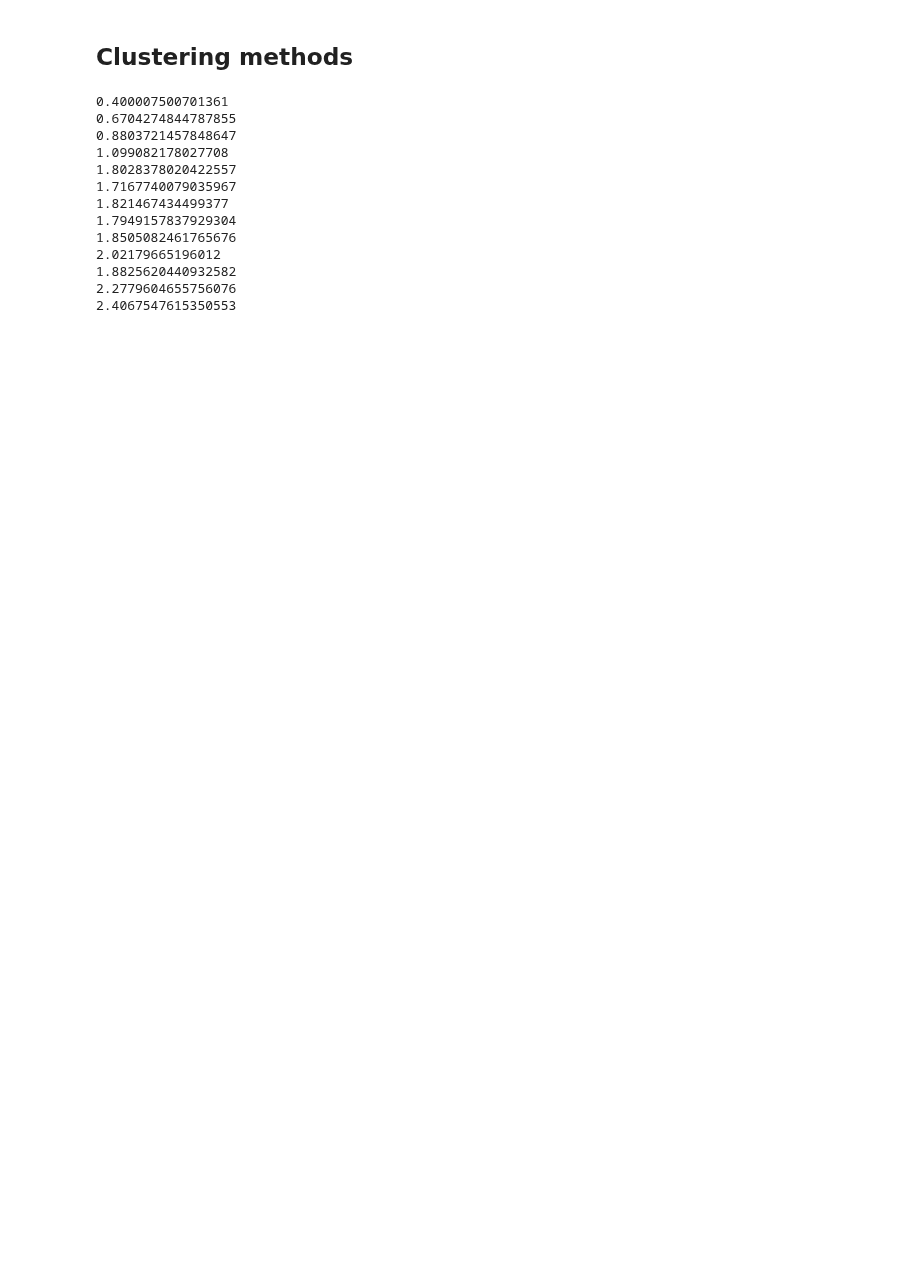
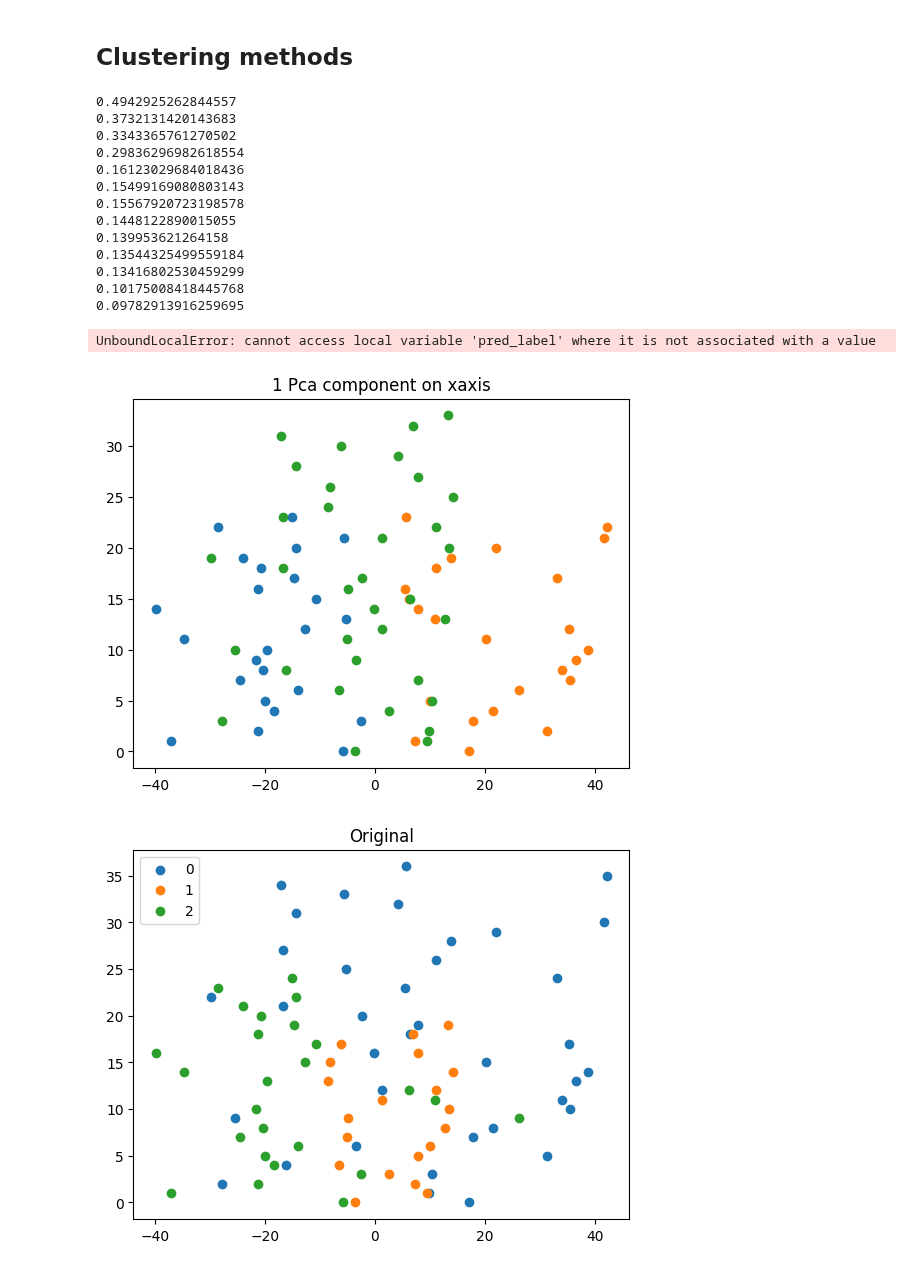
Before and after one commit to maximiliann97/Big-data-MVE441, a Jupyter notebook: Project3_clustering.ipynb, the cells around one changed output. Saved outputs shown, nothing was run; the diff lists cells and outputs as text; code cells hidden in the pictures; blank space fills up the shorter version.

```diff
--- a/Project3_clustering.ipynb
+++ b/Project3_clustering.ipynb
@@ -190,7 +186,6 @@ from sklearn.metrics import silhouette_score
 from sklearn.metrics import calinski_harabasz_score
 from sklearn.model_selection import cross_val_score
 from sklearn.metrics import davies_bouldin_score
-from sklearn.model_selection import KFold
 from sklearn.cluster import SpectralClustering
 
 def kmeans_clustering_cvscore(reduced_data, nr_clusters):
@@ -199,13 +194,15 @@ def kmeans_clustering_cvscore(reduced_data, nr_clusters):
     score = silhouette_score(reduced_data, pred, metric='euclidean')
     score_2 = calinski_harabasz_score(reduced_data, pred)
     score_3 = davies_bouldin_score(reduced_data, pred)
-    return
+    return score, pred
 
 def spectral_cvscore(reduced_data, nr_clusters):
     sc = SpectralClustering(n_clusters=nr_clusters, eigen_solver='lobpcg', n_init=10, gamma=1.0, affinity='nearest_neighbors',
                         n_neighbors=10, assign_labels='cluster_qr')
     pred = sc.fit_predict(reduced_data)
     score = silhouette_score(reduced_data, pred)
+    score_2 = calinski_harabasz_score(reduced_data, pred)
+    score_3 = davies_bouldin_score(reduced_data, pred)
     return score
 # %%
 nr_components_list = [1, 2, 3, 4, 12, 13, 14, 15, 16, 17, 18, 30, 32]
@@ -216,26 +213,47 @@ nr_clusters_list = [3]
 def crossval(fun, nr_clusters_list, nr_components_list):
     for component in nr_components_list:
         reduced_data = pca(data, component)
-
         for cluster in nr_clusters_list:
             if fun == 'kmeans':
-                score = kmeans_clustering_cvscore(reduced_data, cluster)
+                score, pred_label = kmeans_clustering_cvscore(reduced_data, cluster)
             elif fun == 'spectral':
                 score = spectral_cvscore(reduced_data, cluster)
             print(score)
+    return pred_label
 # %%
-crossval('kmeans',nr_clusters_list, nr_components_list)
+pred_label = crossval('spectral',nr_clusters_list, nr_components_list)
 # %% [output]
-0.400007500701361
-0.6704274844787855
-0.8803721457848647
-1.099082178027708
-1.8028378020422557
-1.7167740079035967
-1.821467434499377
-1.7949157837929304
-1.8505082461765676
-2.02179665196012
-1.8825620440932582
-2.2779604655756076
-2.4067547615350553
+0.4942925262844557
+0.3732131420143683
+0.3343365761270502
+0.29836296982618554
+0.16123029684018436
+0.15499169080803143
+0.15567920723198578
+0.1448122890015055
+0.139953621264158
+0.13544325499559184
+0.13416802530459299
+0.10175008418445768
+0.09782913916259695
+UnboundLocalError: cannot access local variable 'pred_label' where it is not associated with a value
+# %%
+#Getting unique labels
+
+u_labels = np.unique(labels)
+#plotting the results:
+
+for i in u_labels:
+    plt.figure(1)
+    plt.title('1 Pca component on xaxis')
+    plt.scatter(principal_components_pca[pred_label == i , 0], range(0,len(principal_components_pca[pred_label == i , 1])) , label = i)
+    plt.figure(2)
+    plt.title('Original')
+    plt.scatter(principal_components_pca[labels == i , 0] , range(0, len(principal_components_pca[labels == i , 1])) , label = i)
+
+
+plt.legend()
+plt.show()
+# %% [output]
+[figure, added]
+[figure, added]
```
Also changed, not shown: parts of 7 cells of this notebook.
